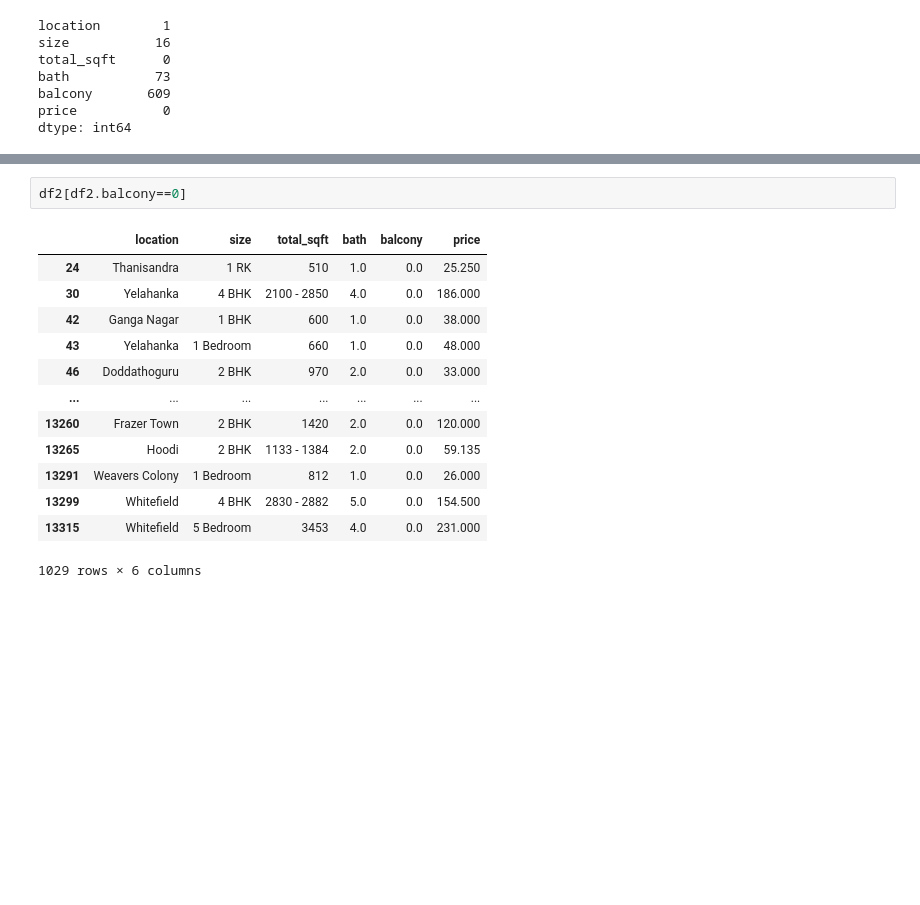
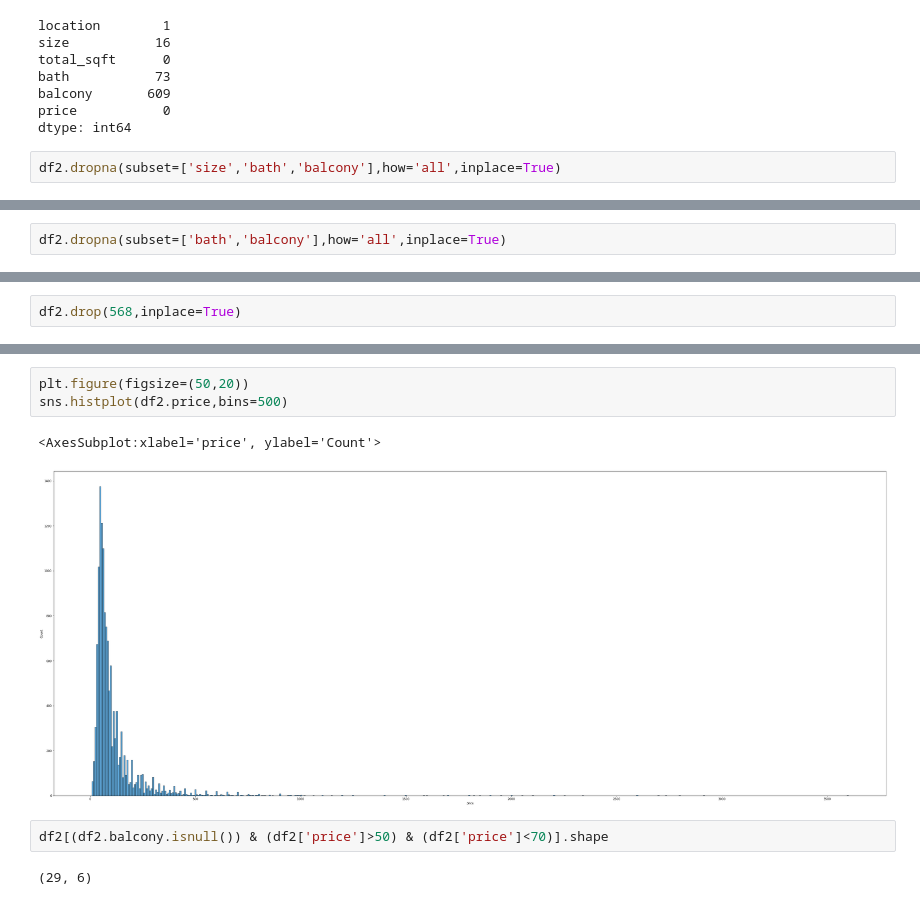
Before and after one commit to Pritush09/Real-Estate-Price-Prediction-Project, a Jupyter notebook: House Prediction Model.ipynb, the cells around one changed output, grey strips where cells are left out. Saved outputs shown, nothing was run; the diff lists cells and outputs as text; blank space fills up the shorter version.

```diff
--- a/House Prediction Model.ipynb
+++ b/House Prediction Model.ipynb
@@ -65,3 +65,5 @@ bath           73
 balcony       609
 price           0
 dtype: int64
+# %%
+df2.dropna(subset=['size','bath','balcony'],how='all',inplace=True)
@@ -67,0 +80,2 @@ dtype: int64
+# %%
+df2.dropna(subset=['bath','balcony'],how='all',inplace=True)
@@ -67,0 +97,2 @@ dtype: int64
+# %%
+df2.drop(568,inplace=True)
@@ -80,16 +133,10 @@ Name: balcony, dtype: float64
+# %%
+plt.figure(figsize=(50,20))
+sns.histplot(df2.price,bins=500)
+# %% [output]
+<AxesSubplot:xlabel='price', ylabel='Count'>
+[figure, added]
 # %%
-df2[df2.balcony==0]
+df2[(df2.balcony.isnull()) & (df2['price']>50) & (df2['price']<70)].shape
 # %% [output]
-|  | location | size | total_sqft | bath | balcony | price |
-| 24 | Thanisandra | 1 RK | 510 | 1.0 | 0.0 | 25.250 |
-| 30 | Yelahanka | 4 BHK | 2100 - 2850 | 4.0 | 0.0 | 186.000 |
-| 42 | Ganga Nagar | 1 BHK | 600 | 1.0 | 0.0 | 38.000 |
-| 43 | Yelahanka | 1 Bedroom | 660 | 1.0 | 0.0 | 48.000 |
-| 46 | Doddathoguru | 2 BHK | 970 | 2.0 | 0.0 | 33.000 |
-| ... | ... | ... | ... | ... | ... | ... |
-| 13260 | Frazer Town | 2 BHK | 1420 | 2.0 | 0.0 | 120.000 |
-| 13265 | Hoodi | 2 BHK | 1133 - 1384 | 2.0 | 0.0 | 59.135 |
-| 13291 | Weavers Colony | 1 Bedroom | 812 | 1.0 | 0.0 | 26.000 |
-| 13299 | Whitefield | 4 BHK | 2830 - 2882 | 5.0 | 0.0 | 154.500 |
-| 13315 | Whitefield | 5 Bedroom | 3453 | 4.0 | 0.0 | 231.000 |
-1029 rows × 6 columns
+(29, 6)
```
Also changed, not shown: parts of 9 cells of this notebook.
